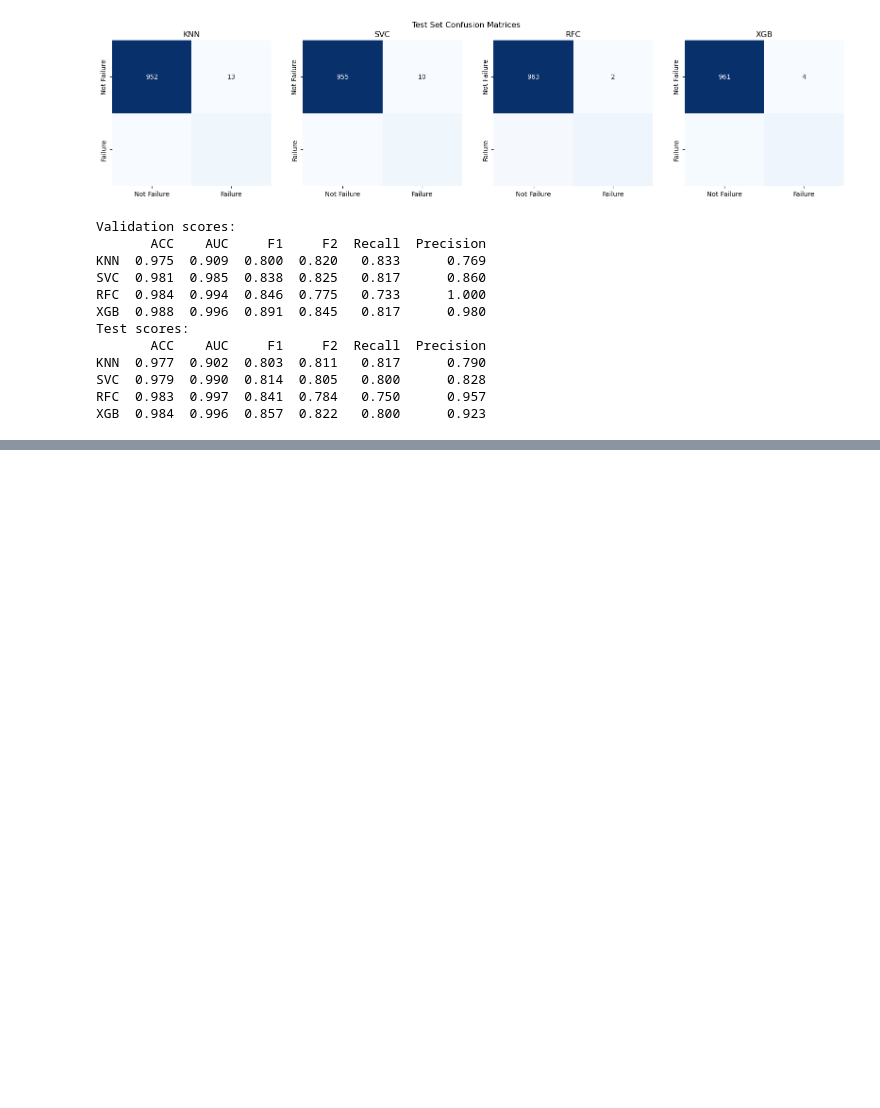
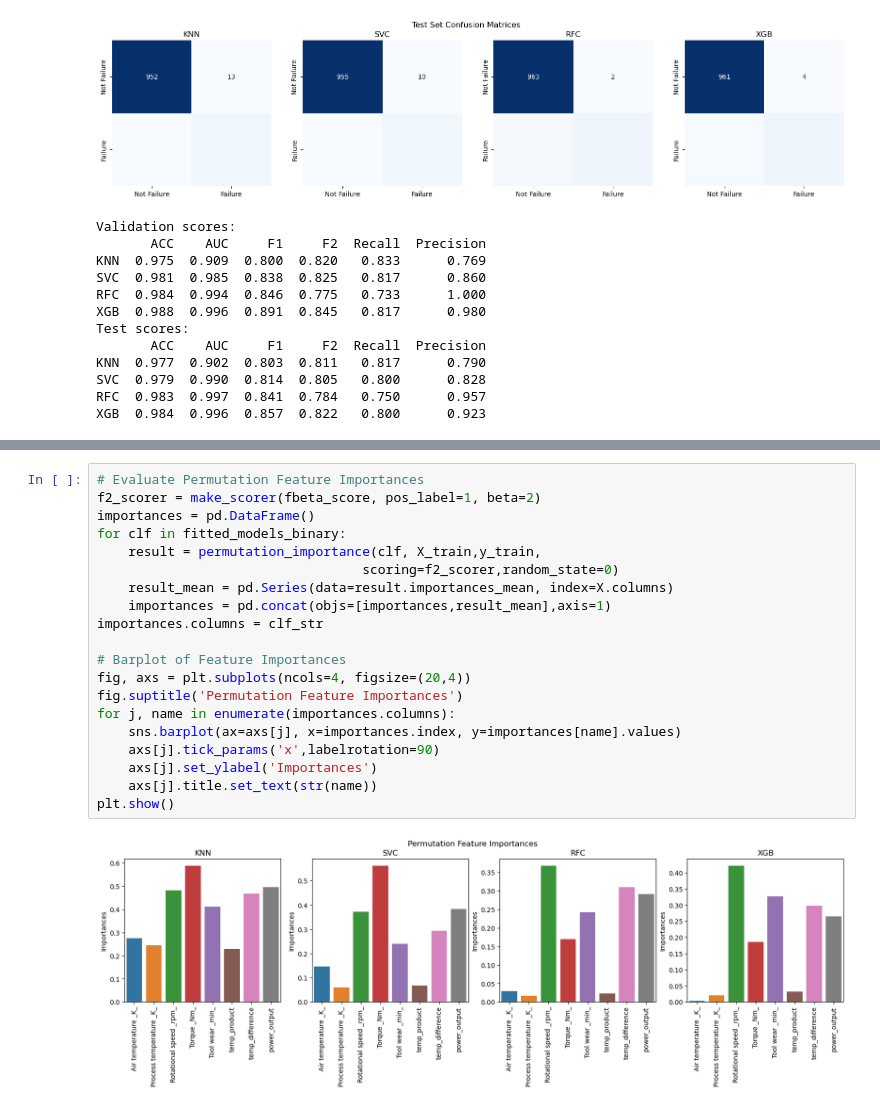
Before and after one commit to Oluwaseun25/predictive-maintenance-supervised-learning, a Jupyter notebook: notebooks/binary_classification.ipynb, the cells around one changed output, grey strips where cells are left out. Saved outputs shown, nothing was run; the diff lists cells and outputs as text; blank space fills up the shorter version.

Commit message:
binary_classification

```diff
--- a/notebooks/binary_classification.ipynb
+++ b/notebooks/binary_classification.ipynb
@@ -413,0 +423,22 @@ XGB  0.984  0.996  0.857  0.822   0.800      0.923
+# %%
+# Evaluate Permutation Feature Importances
+f2_scorer = make_scorer(fbeta_score, pos_label=1, beta=2)
+importances = pd.DataFrame()
+for clf in fitted_models_binary:
+    result = permutation_importance(clf, X_train,y_train,
+                                  scoring=f2_scorer,random_state=0)
+    result_mean = pd.Series(data=result.importances_mean, index=X.columns)
+    importances = pd.concat(objs=[importances,result_mean],axis=1)
+importances.columns = clf_str
+
+# Barplot of Feature Importances
+fig, axs = plt.subplots(ncols=4, figsize=(20,4))
+fig.suptitle('Permutation Feature Importances')
+for j, name in enumerate(importances.columns):
+    sns.barplot(ax=axs[j], x=importances.index, y=importances[name].values)
+    axs[j].tick_params('x',labelrotation=90)
+    axs[j].set_ylabel('Importances')
+    axs[j].title.set_text(str(name))
+plt.show()
+# %% [output]
+[figure, added]
```
Also changed, not shown: parts of 2 cells of this notebook.
